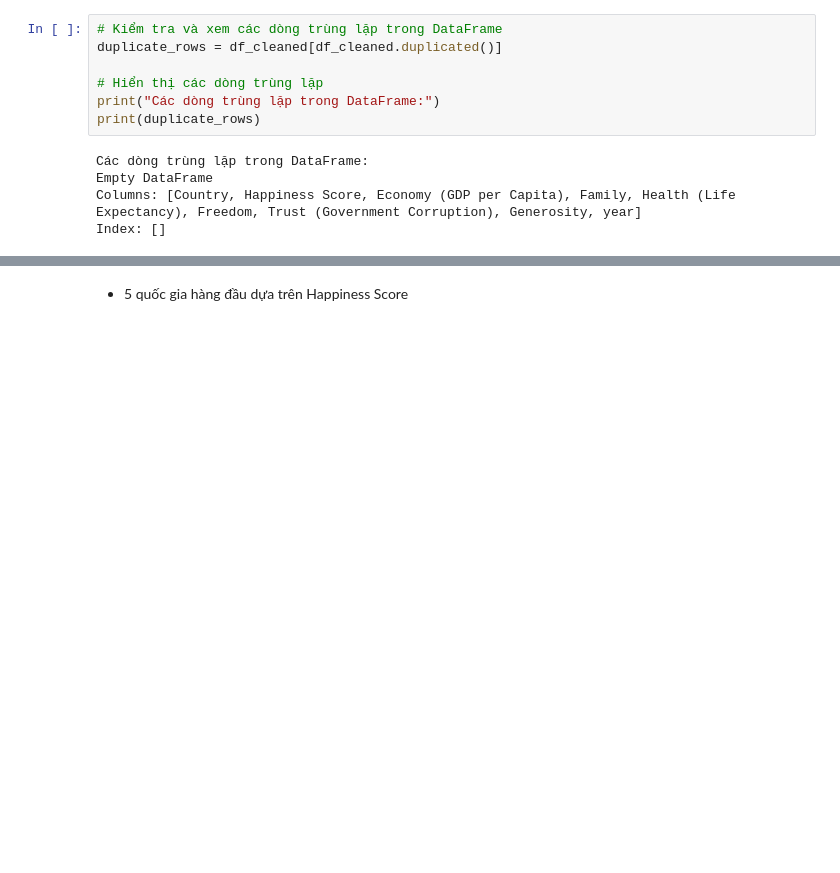
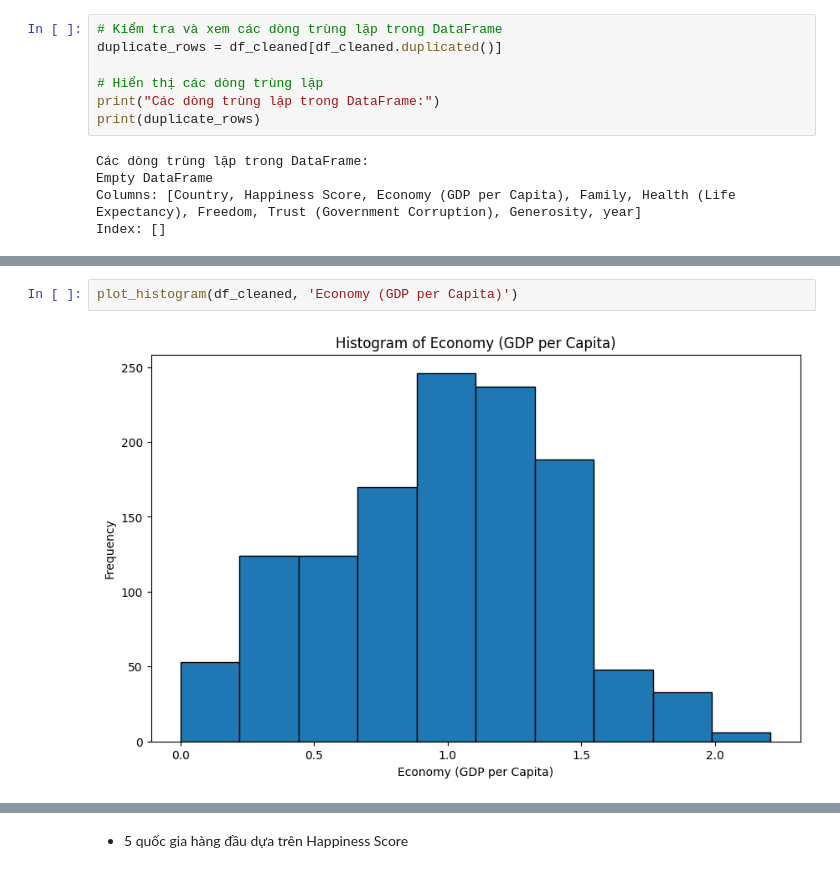
Before and after one commit to NgTrDung/DataMining_For_HappinessReport, a Jupyter notebook: Happiness_Report.ipynb, the cells around one changed output, grey strips where cells are left out. Cells and saved outputs as stored; diff of their text form; blank space fills up the shorter version.

```diff
--- a/Happiness_Report.ipynb
+++ b/Happiness_Report.ipynb
@@ -488,0 +505,4 @@ df_cleaned.describe().T
+# %%
+plot_histogram(df_cleaned, 'Economy (GDP per Capita)')
+# %% [output]
+[figure, added]
```
Also changed, not shown: parts of 19 cells of this notebook, 1 other file.
